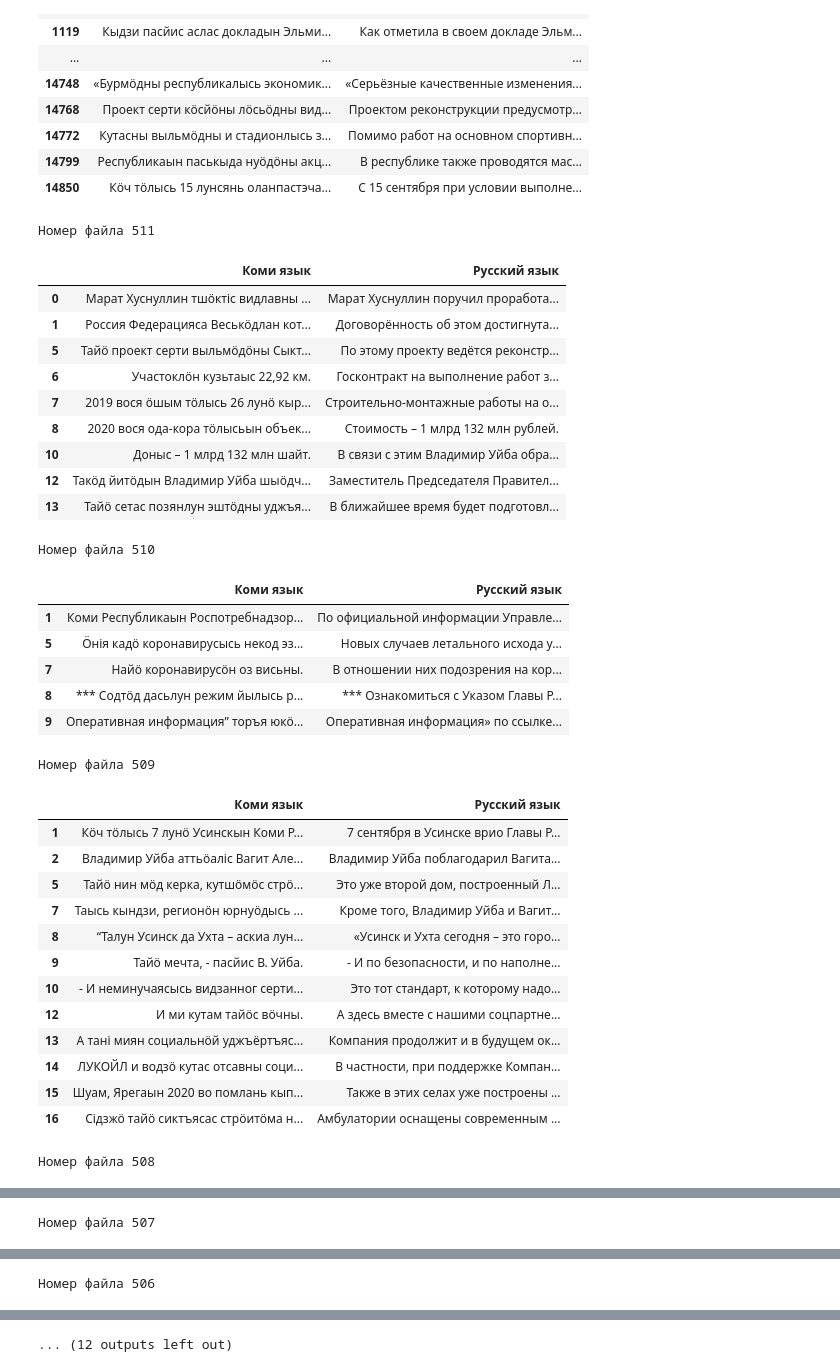
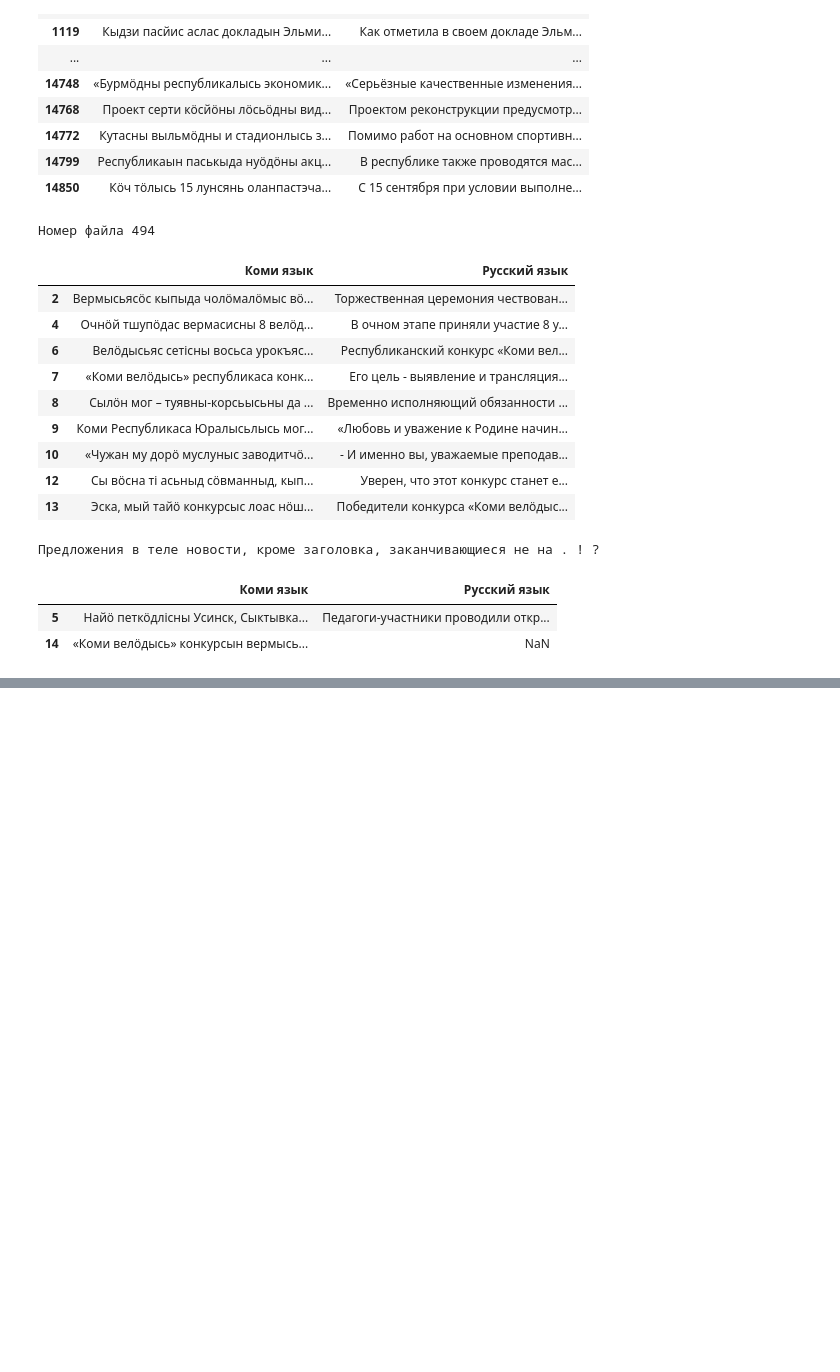
Before and after one commit to goshulina/komi-rus-machine-translation, a Jupyter notebook: Data collection and processing/Check_sentences.ipynb, the cells around one changed output, grey strips where cells are left out. Saved outputs shown, nothing was run; the diff lists cells and outputs as text; code cells hidden in the pictures; blank space fills up the shorter version.

Commit message:
Проверка окончания предложения для корректировки

```diff
--- a/Data collection and processing/Check_sentences.ipynb
+++ b/Data collection and processing/Check_sentences.ipynb
@@ -81,49 +81,34 @@ display(df_check.loc[(abs(df_check['Коми язык'].str.len() - df_check['Р
 | 14799 | Республикаын паськыда нуӧдӧны акц... | В республике также проводятся мас... |
 | 14850 | Кӧч тӧлысь 15 лунсянь оланпастэча... | С 15 сентября при условии выполне... |
 # %%
-number_file_start = 500 #Номер первого документа // Number of the first document
-number_file_end = 511 #Номер последнего документа // Last document number
+number_file_start = 494 #Номер первого документа // Number of the first document
+number_file_end = 494 #Номер последнего документа // Last document number
 # %%
 #Отображение сразу нескольких документов для обработки // Displaying multiple documents for processing at once
 while number_file_start <= number_file_end:
     file = str(number_file_end) + '.xlsx'
     xl = pd.ExcelFile(file)
     df_check= xl.parse('Коми-рус-англ')
     xl.close()
     print(f'Номер файла {number_file_end}')
     display(df_check.loc[abs(df_check['Коми язык'].str.len() - df_check['Русский язык'].str.len()) >= difference_len])
+    print('Предложения в теле новости, кроме заголовка, заканчивающиеся не на . ! ?')
+    df_check_text = df_check.loc[1:]
+    display(df_check_text.loc[~(df_check_text['Коми язык'].str[-1]).isin(['.', '!', '?']) | ~(df_check_text['Русский язык'].str[-1]).isin(['.', '!', '?'])])
     number_file_end -= 1
 # %% [output]
-Номер файла 511
+Номер файла 494
 |  | Коми язык | Русский язык |
-| 0 | Марат Хуснуллин тшӧктіс видлавны ... | Марат Хуснуллин поручил проработа... |
-| 1 | Россия Федерацияса Веськӧдлан кот... | Договорённость об этом достигнута... |
-| 5 | Тайӧ проект серти выльмӧдӧны Сыкт... | По этому проекту ведётся реконстр... |
-| 6 | Участоклӧн кузьтаыс 22,92 км. | Госконтракт на выполнение работ з... |
-| 7 | 2019 вося ӧшым тӧлысь 26 лунӧ кыр... | Строительно-монтажные работы на о... |
-| 8 | 2020 вося ода-кора тӧлысьын объек... | Стоимость – 1 млрд 132 млн рублей. |
-| 10 | Доныс – 1 млрд 132 млн шайт. | В связи с этим Владимир Уйба обра... |
-| 12 | Такӧд йитӧдын Владимир Уйба шыӧдч... | Заместитель Председателя Правител... |
-| 13 | Тайӧ сетас позянлун эштӧдны уджъя... | В ближайшее время будет подготовл... |
+| 2 | Вермысьясӧс кыпыда чолӧмалӧмыс вӧ... | Торжественная церемония чествован... |
+| 4 | Очнӧй тшупӧдас вермасисны 8 велӧд... | В очном этапе приняли участие 8 у... |
+| 6 | Велӧдысьяс сетісны восьса урокъяс... | Республиканский конкурс «Коми вел... |
+| 7 | «Коми велӧдысь» республикаса конк... | Его цель - выявление и трансляция... |
+| 8 | Сылӧн мог – туявны-корсьысьны да ... | Временно исполняющий обязанности ... |
+| 9 | Коми Республикаса Юралысьлысь мог... | «Любовь и уважение к Родине начин... |
+| 10 | «Чужан му дорӧ муслуныс заводитчӧ... | - И именно вы, уважаемые преподав... |
+| 12 | Сы вӧсна ті асьныд сӧвманныд, кып... | Уверен, что этот конкурс станет е... |
+| 13 | Эска, мый тайӧ конкурсыс лоас нӧш... | Победители конкурса «Коми велöдыс... |
-Номер файла 510
+Предложения в теле новости, кроме заголовка, заканчивающиеся не на . ! ?
 |  | Коми язык | Русский язык |
-| 1 | Коми Республикаын Роспотребнадзор... | По официальной информации Управле... |
-| 5 | Ӧнія кадӧ коронавирусысь некод эз... | Новых случаев летального исхода у... |
-| 7 | Найӧ коронавирусӧн оз висьны. | В отношении них подозрения на кор... |
-| 8 | *** Содтӧд дасьлун режим йылысь р... | *** Ознакомиться с Указом Главы Р... |
-| 9 | Оперативная информация” торъя юкӧ... | Оперативная информация» по ссылке... |
+| 5 | Найӧ петкӧдлісны Усинск, Сыктывка... | Педагоги-участники проводили откр... |
+| 14 | «Коми велӧдысь» конкурсын вермысь... | NaN |
-Номер файла 509
-|  | Коми язык | Русский язык |
-| 1 | Кӧч тӧлысь 7 лунӧ Усинскын Коми Р... | 7 сентября в Усинске врио Главы Р... |
-| 2 | Владимир Уйба аттьӧаліс Вагит Але... | Владимир Уйба поблагодарил Вагита... |
-| 5 | Тайӧ нин мӧд керка, кутшӧмӧс стрӧ... | Это уже второй дом, построенный Л... |
-| 7 | Таысь кындзи, регионӧн юрнуӧдысь ... | Кроме того, Владимир Уйба и Вагит... |
-| 8 | “Талун Усинск да Ухта – аскиа лун... | «Усинск и Ухта сегодня – это горо... |
-| 9 | Тайӧ мечта, - пасйис В. Уйба. | - И по безопасности, и по наполне... |
-| 10 | - И неминучаясысь видзанног серти... | Это тот стандарт, к которому надо... |
-| 12 | И ми кутам тайӧс вӧчны. | А здесь вместе с нашими соцпартне... |
-| 13 | А тані миян социальнӧй уджъёртъяс... | Компания продолжит и в будущем ок... |
-| 14 | ЛУКОЙЛ и водзӧ кутас отсавны соци... | В частности, при поддержке Компан... |
-| 15 | Шуам, Ярегаын 2020 во помлань кып... | Также в этих селах уже построены ... |
-| 16 | Сідзжӧ тайӧ сиктъясас стрӧитӧма н... | Амбулатории оснащены современным ... |
-Номер файла 508
@@ -145 +114,0 @@ while number_file_start <= number_file_end:
-Номер файла 507
@@ -156 +114,0 @@ while number_file_start <= number_file_end:
-Номер файла 506
@@ -174 +114,0 @@ while number_file_start <= number_file_end:
-... (12 outputs left out)
```
Also changed, not shown: parts of 1 cell of this notebook.
